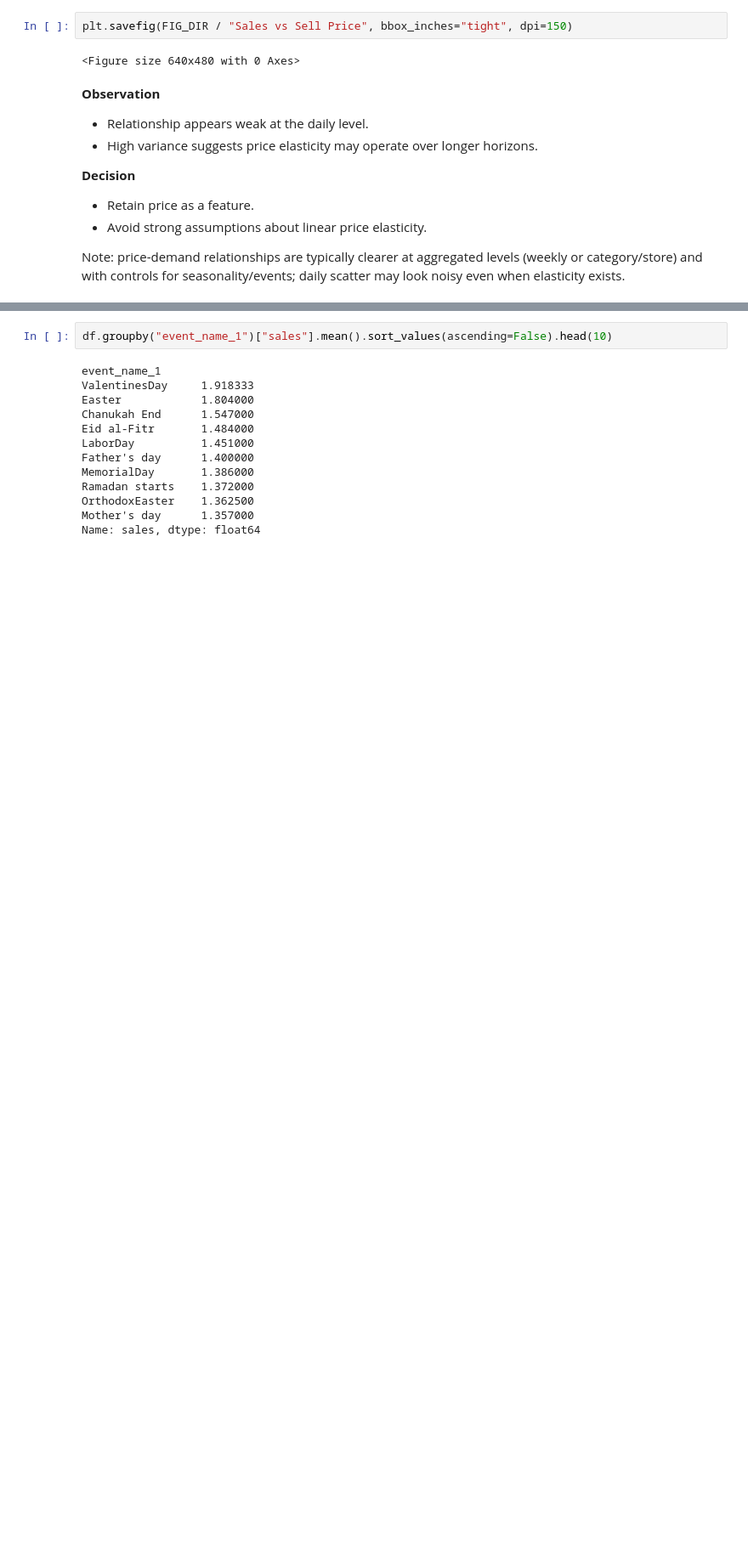
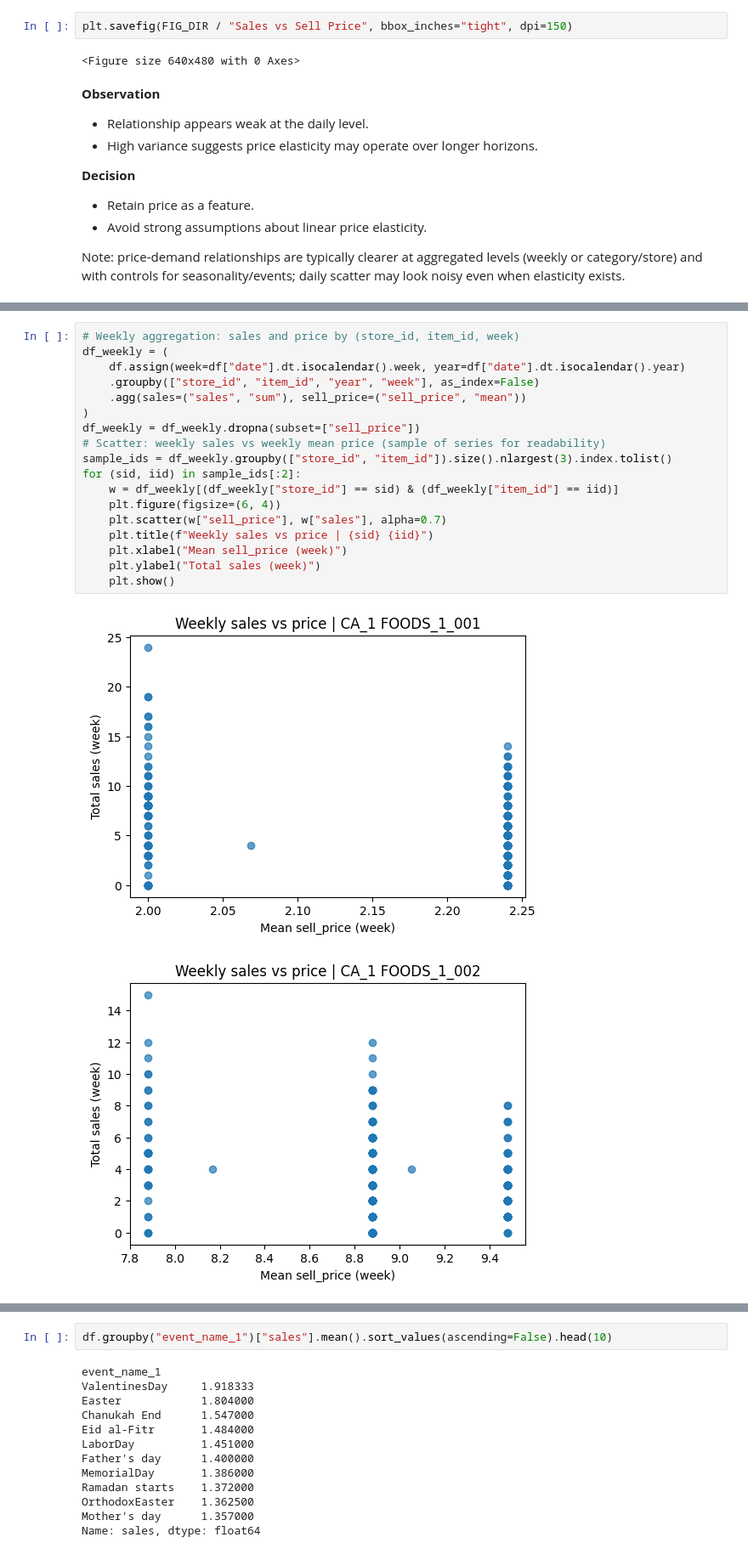
Before and after one commit to badroohiman/retail-demand-forecasting-delayed-labels, a Jupyter notebook: notebooks/01_eda.ipynb, the cells around one changed output, grey strips where cells are left out. Shown at 85% size. Cells and saved outputs as stored; diff of their text form; blank space fills up the shorter version.

```diff
--- a/notebooks/01_eda.ipynb
+++ b/notebooks/01_eda.ipynb
@@ -362,0 +581,21 @@ Note: price-demand relationships are typically clearer at aggregated levels (wee
+# %%
+# Weekly aggregation: sales and price by (store_id, item_id, week)
+df_weekly = (
+    df.assign(week=df["date"].dt.isocalendar().week, year=df["date"].dt.isocalendar().year)
+    .groupby(["store_id", "item_id", "year", "week"], as_index=False)
+    .agg(sales=("sales", "sum"), sell_price=("sell_price", "mean"))
+)
+df_weekly = df_weekly.dropna(subset=["sell_price"])
+# Scatter: weekly sales vs weekly mean price (sample of series for readability)
+sample_ids = df_weekly.groupby(["store_id", "item_id"]).size().nlargest(3).index.tolist()
+for (sid, iid) in sample_ids[:2]:
+    w = df_weekly[(df_weekly["store_id"] == sid) & (df_weekly["item_id"] == iid)]
+    plt.figure(figsize=(6, 4))
+    plt.scatter(w["sell_price"], w["sales"], alpha=0.7)
+    plt.title(f"Weekly sales vs price | {sid} {iid}")
+    plt.xlabel("Mean sell_price (week)")
+    plt.ylabel("Total sales (week)")
+    plt.show()
+# %% [output]
+[figure, added]
+[figure, added]
```
Also changed, not shown: parts of 36 cells of this notebook, 3 other files.
